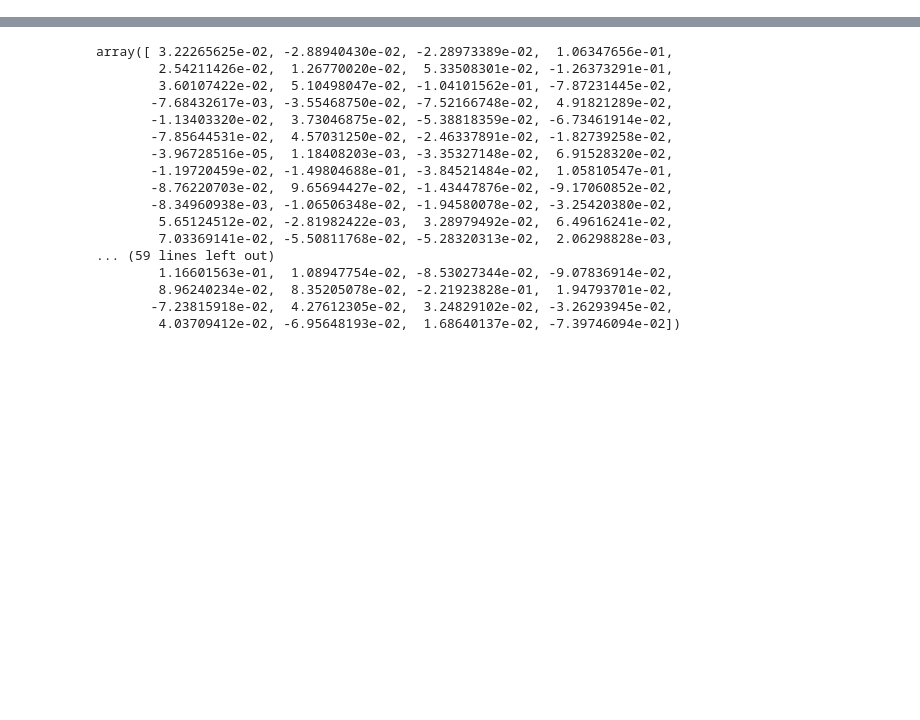
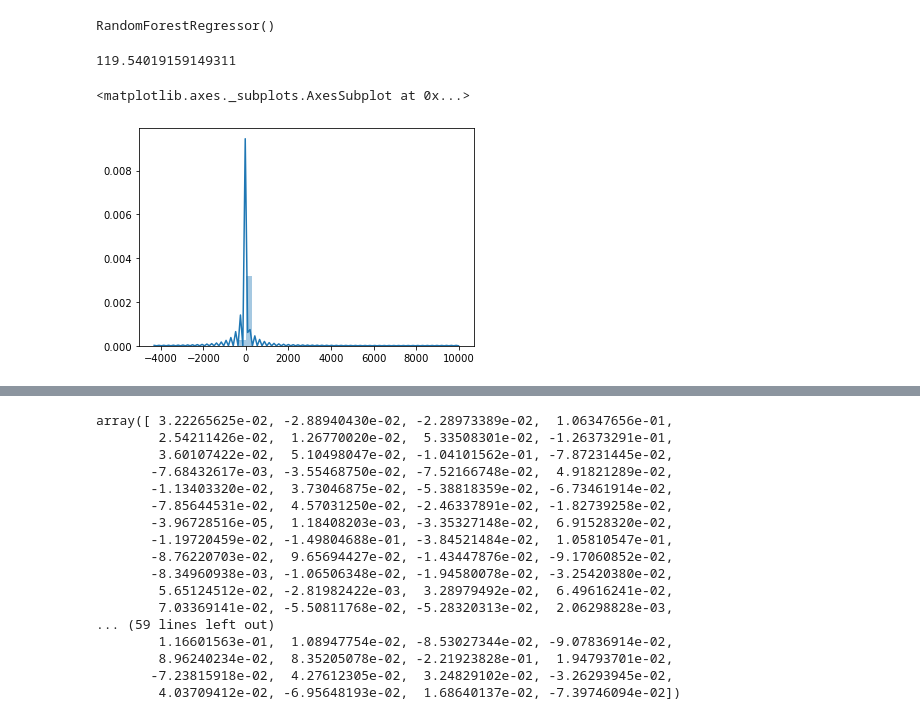
Before and after one commit to andrewmmeans/cgmodel-pricing, a Jupyter notebook: notebooks/analysis.ipynb, the cells around one changed output, grey strips where cells are left out. Drawn from its saved outputs; the diff is of its cells as text; code cells hidden in the pictures; blank space fills up the shorter version.

```diff
--- a/notebooks/analysis.ipynb
+++ b/notebooks/analysis.ipynb
@@ -9,0 +121,14 @@ df = pd.read_pickle('../data/raw/model_df.pkl')
+# %%
+import numpy as np
+
+X_train = np.hstack((X_train.drop('processed', axis=1).values, tfidf_matrix))
+# %%
+from sklearn.ensemble import RandomForestRegressor
+
+model = RandomForestRegressor()
+# %%
+model.fit(X_train, y_train)
+# %% [output]
+RandomForestRegressor()
+# %%
+y_preds = model.predict(test_matrix)
@@ -9,0 +142,18 @@ df = pd.read_pickle('../data/raw/model_df.pkl')
+# %%
+mean_squared_error(y_test, y_preds) ** 0.5
+# %% [output]
+119.54019159149311
+# %%
+from collections import Counter
+import seaborn as sns
+
+c = Counter()
+
+fig, ax = plt.subplots()
+
+#ax.set_xlim(-2000, 2000)
+
+sns.distplot([x[0] for x in (y_test - y_preds.reshape(-1, 1))], ax=ax)
+# %% [output]
+<matplotlib.axes._subplots.AxesSubplot at 0x...>
+[figure, added]
```
Also changed, not shown: parts of 66 cells of this notebook.
